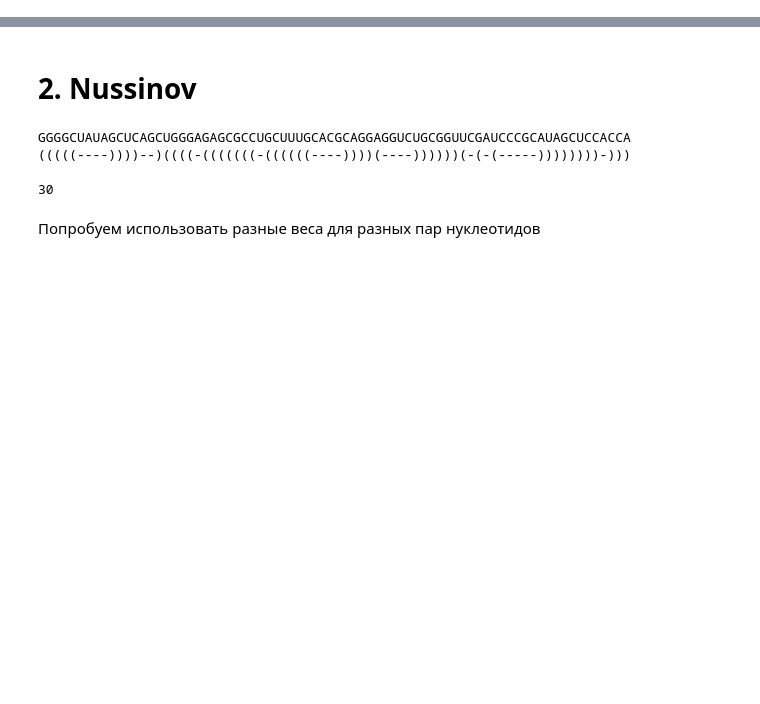
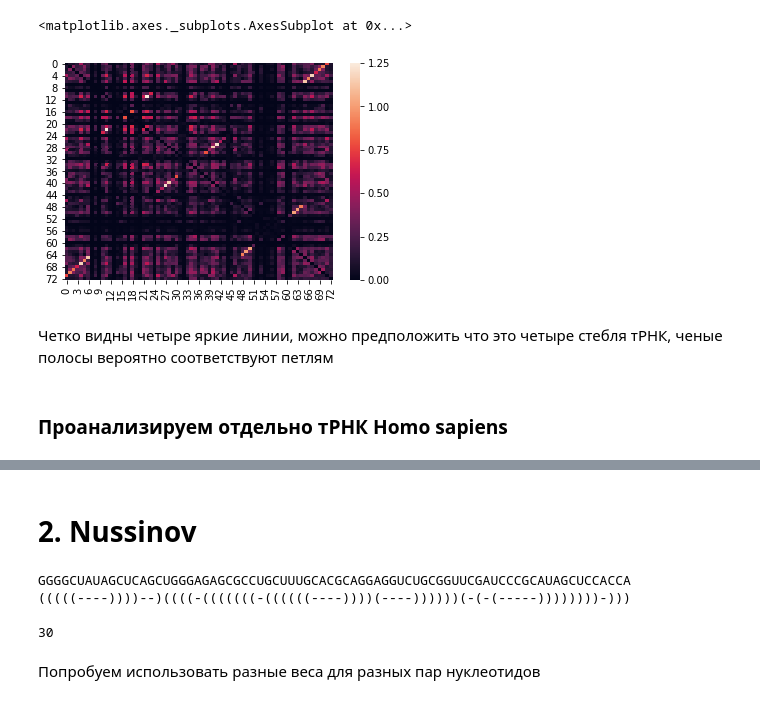
Before and after one commit to denis240997/bioinf, a Jupyter notebook: HW_4.ipynb, the cells around one changed output, grey strips where cells are left out. Drawn from its saved outputs; the diff is of its cells as text; code cells hidden in the pictures; blank space fills up the shorter version.

```diff
--- a/HW_4.ipynb
+++ b/HW_4.ipynb
@@ -2,0 +58,36 @@ import numpy as np
+# %%
+Dict = {}
+
+# читаем FASTA файл
+with open('eukaryotic-trnas.fa', 'r') as f:
+    ID = ''
+    for line in f:
+        if re.match(r'\>.+', line):
+            ID = re.match(r'\>(.+)', line).groups()[0]
+            Dict[ID] = ''
+            continue
+        Dict[ID] += line.strip()
+
+# находим длины имеющихся последовательностей
+ln = {}
+for item in Dict.items():
+    ln[len(item[1])] = ln.get(len(item[1]), 0) + 1
+
+# вычисляем длину для которой наибольшее кол-во последовательностей
+best_len = sorted(ln.items(), key=lambda x: -x[1])[0][0]
+
+matr = []
+for name in Dict:
+    if len(Dict[name]) == best_len:
+        matr.append(list(Dict[name].rstrip()))
+
+align = np.array(matr)
+# %%
+sns.heatmap(col_info(align, nucl='T'))
+# %% [output]
+<matplotlib.axes._subplots.AxesSubplot at 0x...>
+[figure, added]
+# %% [markdown]
+Четко видны четыре яркие линии, можно предположить что это четыре стебля тРНК, ченые полосы вероятно соответствуют петлям
+# %% [markdown]
+### Проанализируем отдельно тРНК Homo sapiens
```
Also changed, not shown: parts of 14 cells of this notebook, 2 other files.
